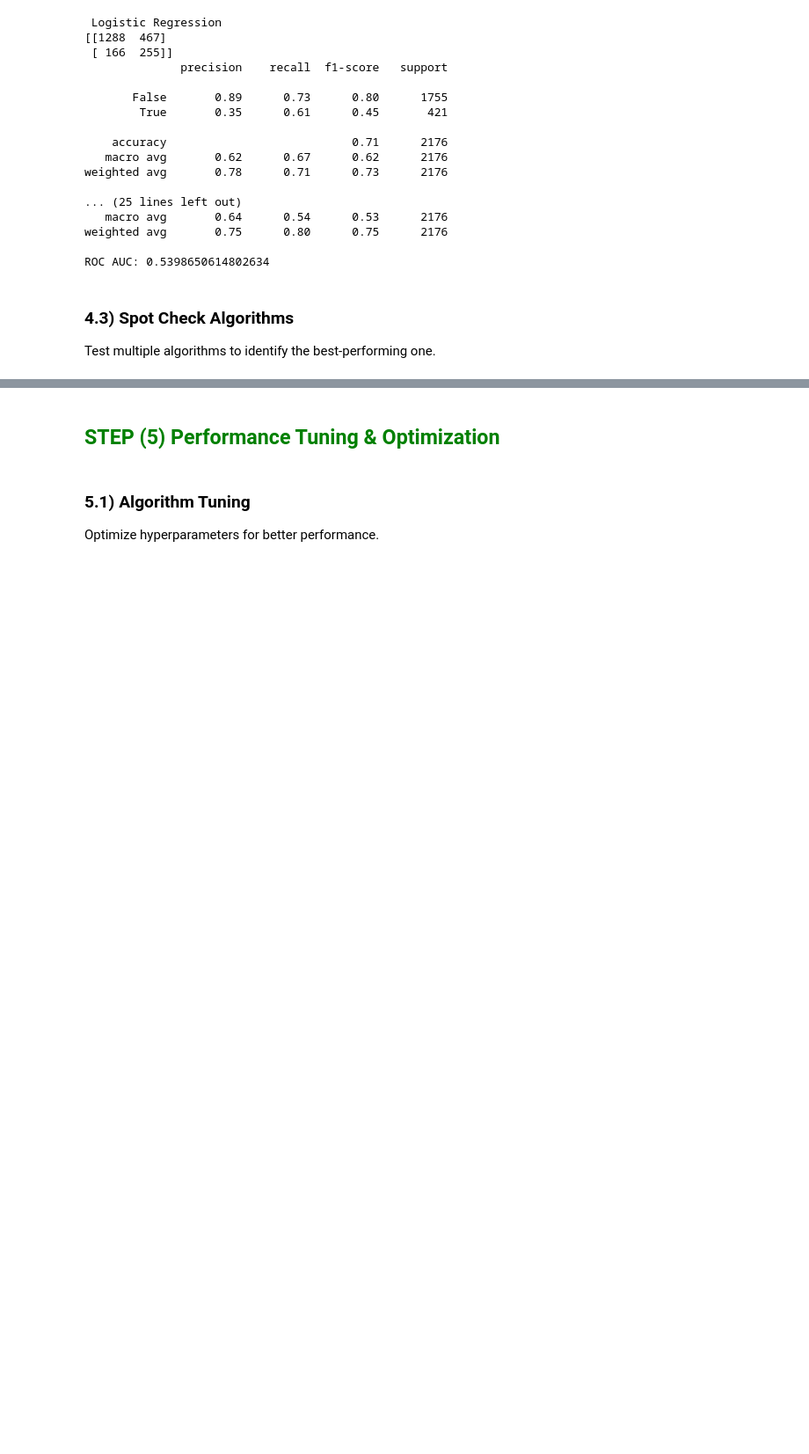
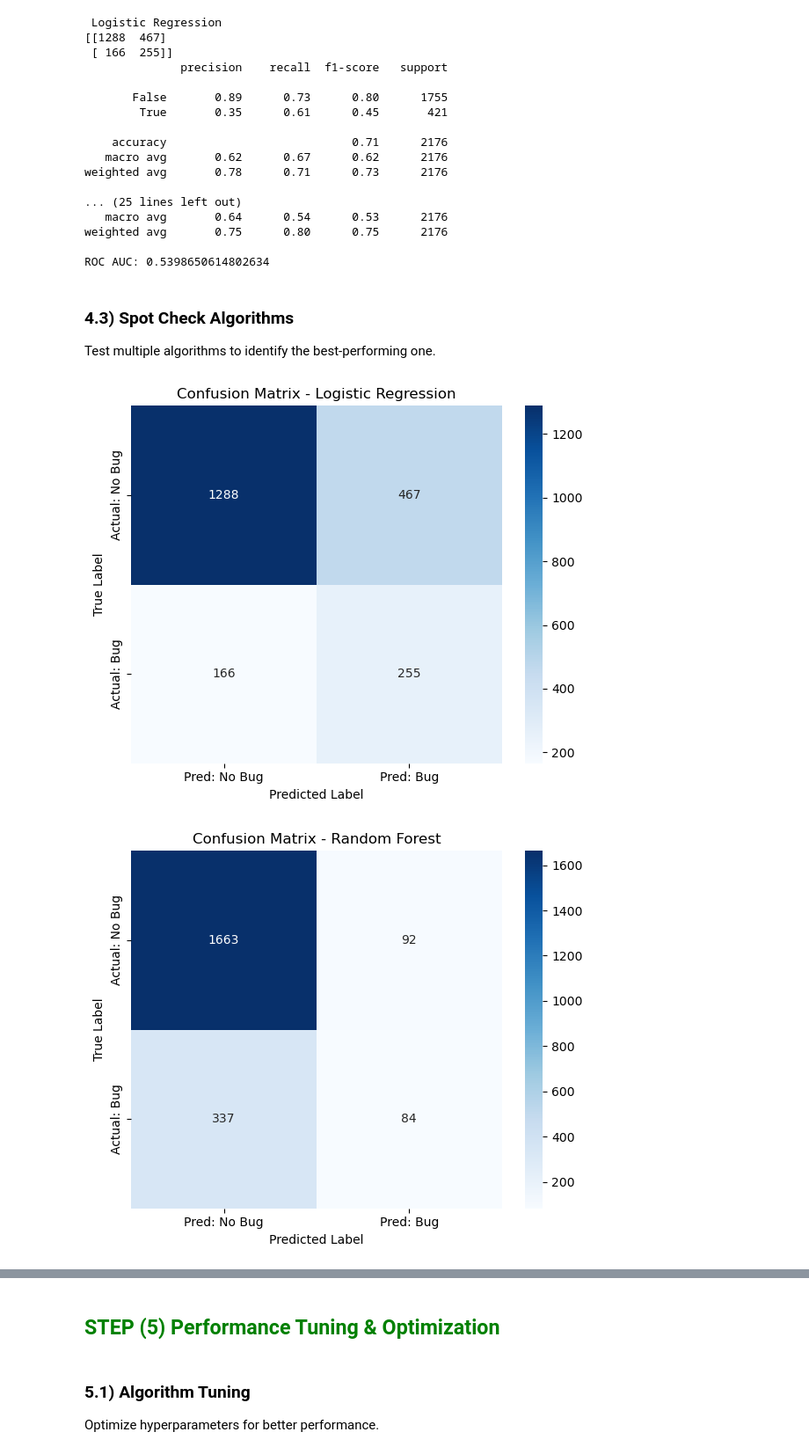
Before and after one commit to alroshdi92/software-defect-prediction-MLproject, a Jupyter notebook: Software Defect Prediction.ipynb, the cells around one changed output, grey strips where cells are left out. Shown at 88% size. Drawn from its saved outputs; the diff is of its cells as text; code cells hidden in the pictures; blank space fills up the shorter version.

```diff
--- a/Software Defect Prediction.ipynb
+++ b/Software Defect Prediction.ipynb
@@ -192,4 +242,29 @@ ROC AUC: 0.5398650614802634
 ### 4.3) Spot Check Algorithms
 Test multiple algorithms to identify the best-performing one.
 # %%
-#output of classification_report
+
+conf_matrices = {
+    "Logistic Regression": np.array([[1288, 467],
+                                     [166,  255]]),
+
+    "Random Forest": np.array([[1663, 92],
+                               [337,  84]]),
+
+    "Gradient Boosting": np.array([[1699, 56],
+                                   [374,  47]])
+}
+
+
+for name, matrix in conf_matrices.items():
+    plt.figure(figsize=(6, 5))
+    sns.heatmap(matrix, annot=True, fmt='d', cmap='Blues',
+                xticklabels=['Pred: No Bug', 'Pred: Bug'],
+                yticklabels=['Actual: No Bug', 'Actual: Bug'])
+    plt.title(f"Confusion Matrix - {name}")
+    plt.xlabel("Predicted Label")
+    plt.ylabel("True Label")
+    plt.tight_layout()
+    plt.show()
+# %% [output]
+[figure, added]
+[figure, added]
```
Also changed, not shown: parts of 7 cells of this notebook.
